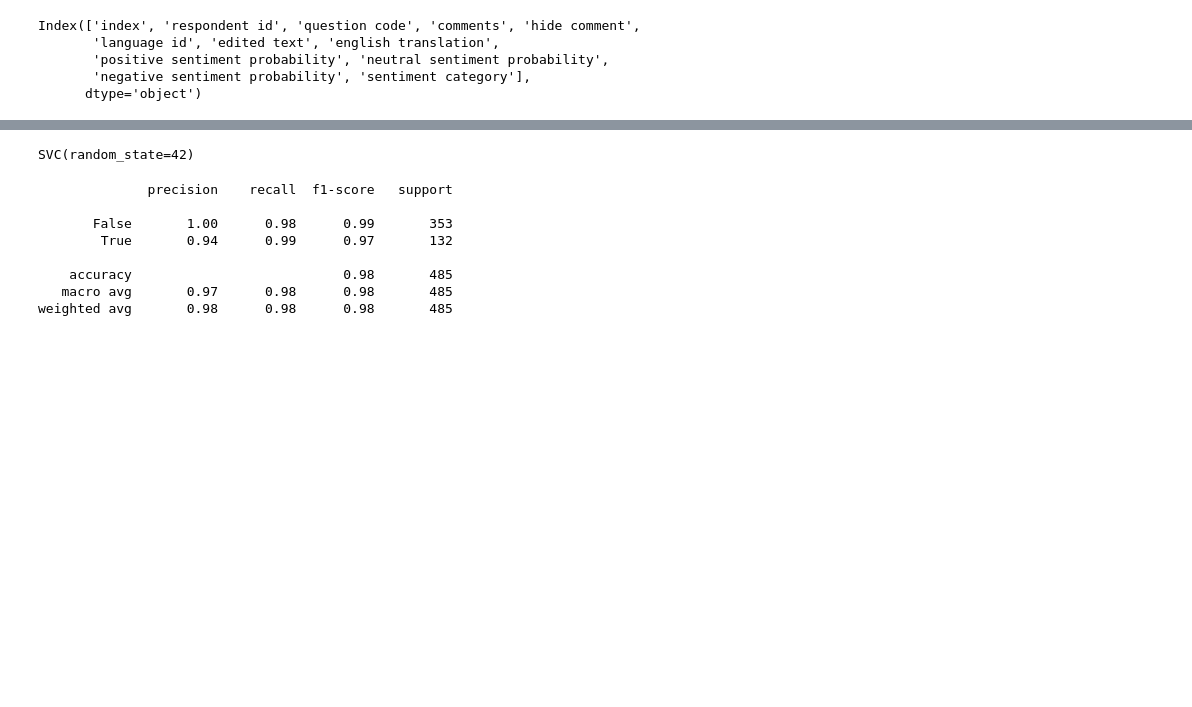
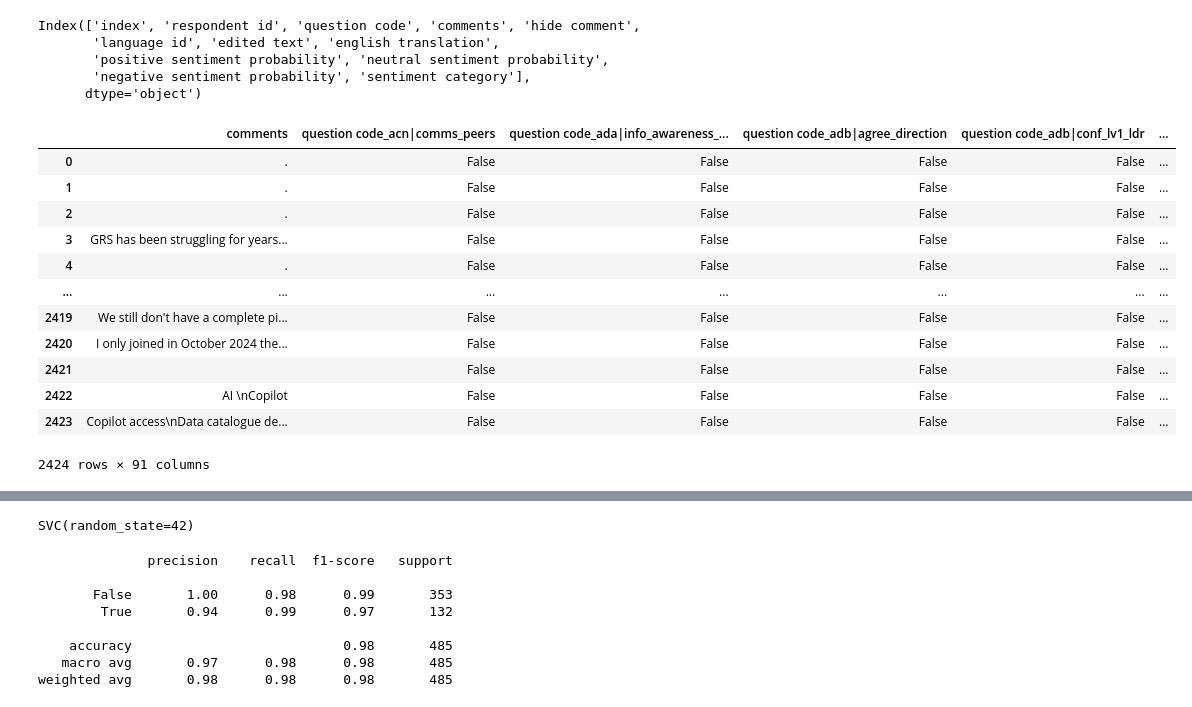
Before and after one commit to accenturedanialmirza/Azure_AI_Translator_Test, a Jupyter notebook: spam-detection/model-category.ipynb, the cells around one changed output, grey strips where cells are left out. Cells and saved outputs as stored; diff of their text form; code cells hidden in the pictures; blank space fills up the shorter version.

```diff
--- a/spam-detection/model-category.ipynb
+++ b/spam-detection/model-category.ipynb
@@ -55,16 +55,31 @@ Index(['index', 'respondent id', 'question code', 'comments', 'hide comment',
        'positive sentiment probability', 'neutral sentiment probability',
        'negative sentiment probability', 'sentiment category'],
       dtype='object')
+# %%
+# Fill NaN values in 'comments' with empty string
+data.fillna({"comments": ""}, inplace=True)
+# %%
+# data['comments'] = data['comments'].apply(clean_text)
+X = data[['comments', 'question code']]
+y = data['hide comment']
+X = pd.get_dummies(X, columns=['question code'])
 # %%
-# data['comments'] = data['comments'].apply(clean_text)
-X = data[['comments', 'sentiment category']]
-y = data['hide comment']
-X = pd.get_dummies(X, columns=['sentiment category'])
-
 # Vectorize 'comments' column using TF-IDF
 vectorizer = TfidfVectorizer()
 comments_vectorized = vectorizer.fit_transform(X['comments']).toarray()
-
-# Drop the original 'comments' column and add the TF-IDF features
-X = X.drop(columns=['comments'])
-X = pd.concat([X, pd.DataFrame(comments_vectorized)], axis=1)
+# %%
+X
+# %% [output]
+|  | comments | question code_acn|comms_peers | question code_ada|info_awareness_... | question code_adb|agree_direction | question code_adb|conf_lv1_ldr | ... |
+| 0 | . | False | False | False | False | ... |
+| 1 | . | False | False | False | False | ... |
+| 2 | . | False | False | False | False | ... |
+| 3 | GRS has been struggling for years... | False | False | False | False | ... |
+| 4 | . | False | False | False | False | ... |
+| ... | ... | ... | ... | ... | ... | ... |
+| 2419 | We still don't have a complete pi... | False | False | False | False | ... |
+| 2420 | I only joined in October 2024 the... | False | False | False | False | ... |
+| 2421 |  | False | False | False | False | ... |
+| 2422 | AI \nCopilot | False | False | False | False | ... |
+| 2423 | Copilot access\nData catalogue de... | False | False | False | False | ... |
+2424 rows × 91 columns
```
Also changed, not shown: parts of 4 cells of this notebook, 8 other files.
